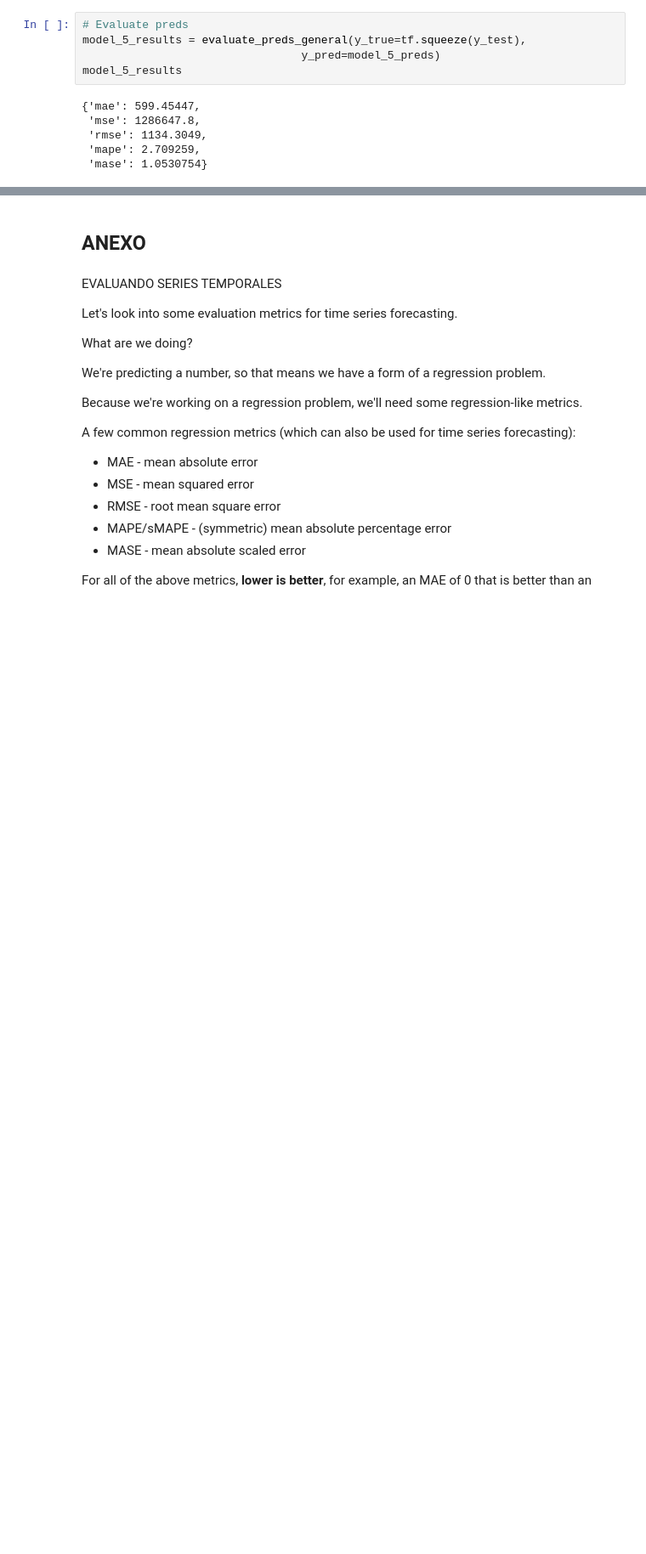
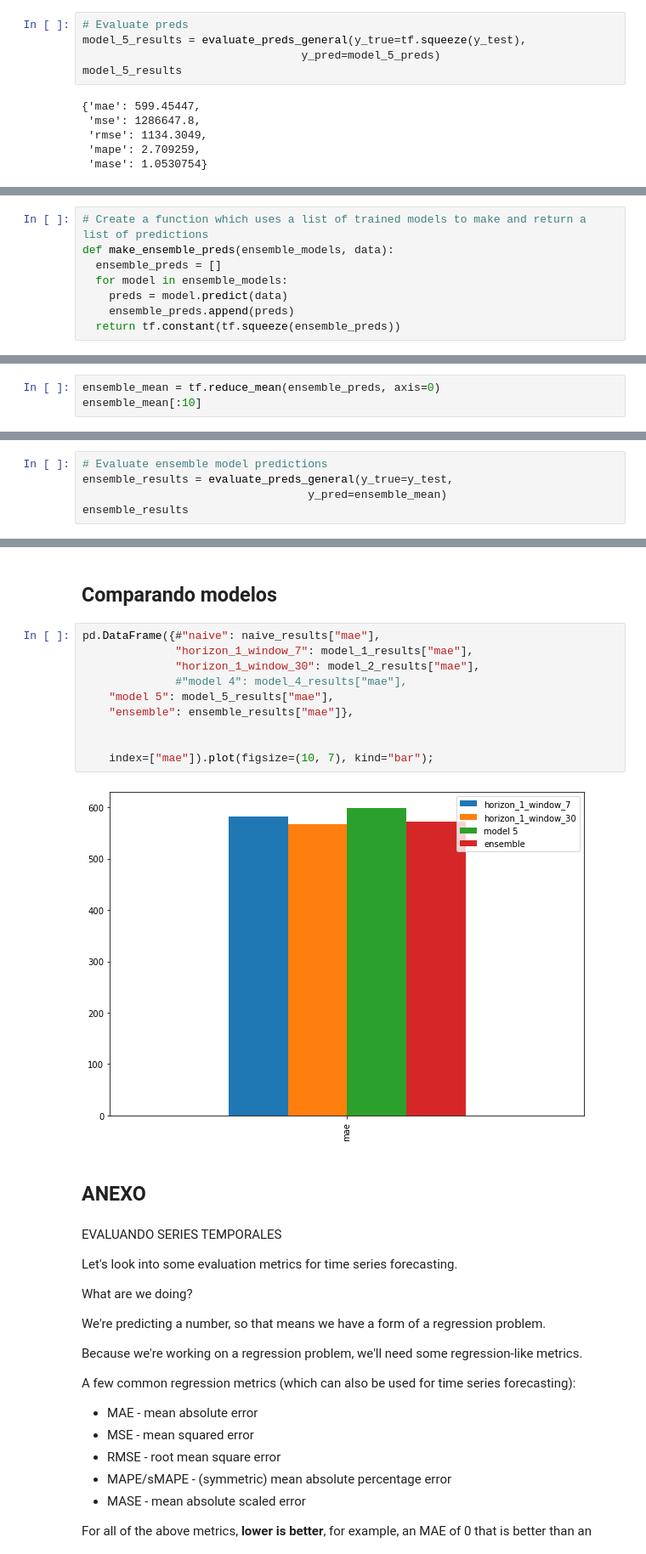
Before and after one commit to MNGARCIA085/IA---Study, a Jupyter notebook: TensorFlow/6. Time Series/Bitcoin Pred - Univariate Models.ipynb, the cells around one changed output, grey strips where cells are left out. Shown: that part at 85% size. Cells and saved outputs as stored; diff of their text form; blank space fills up the shorter version.

```diff
--- a/TensorFlow/6. Time Series/Bitcoin Pred - Univariate Models.ipynb
+++ b/TensorFlow/6. Time Series/Bitcoin Pred - Univariate Models.ipynb
@@ -628,0 +765,8 @@ model_5_results
+# %%
+# Create a function which uses a list of trained models to make and return a list of predictions
+def make_ensemble_preds(ensemble_models, data):
+  ensemble_preds = []
+  for model in ensemble_models:
+    preds = model.predict(data)
+    ensemble_preds.append(preds)
+  return tf.constant(tf.squeeze(ensemble_preds))
@@ -628,0 +828,3 @@ model_5_results
+# %%
+ensemble_mean = tf.reduce_mean(ensemble_preds, axis=0)
+ensemble_mean[:10]
@@ -628,0 +835,5 @@ model_5_results
+# %%
+# Evaluate ensemble model predictions
+ensemble_results = evaluate_preds_general(y_true=y_test,
+                                  y_pred=ensemble_mean)
+ensemble_results
@@ -629,3 +904,17 @@ model_5_results
+# %% [markdown]
+## Comparando modelos
+# %%
+pd.DataFrame({#"naive": naive_results["mae"],
+              "horizon_1_window_7": model_1_results["mae"],
+              "horizon_1_window_30": model_2_results["mae"],
+              #"model 4": model_4_results["mae"],
+    "model 5": model_5_results["mae"],
+    "ensemble": ensemble_results["mae"]},
+
+
+    index=["mae"]).plot(figsize=(10, 7), kind="bar");
+# %% [output]
+[figure, added]
 # %% [markdown]
 ## ANEXO
 # %% [markdown]
```
Also changed, not shown: parts of 16 cells of this notebook.
